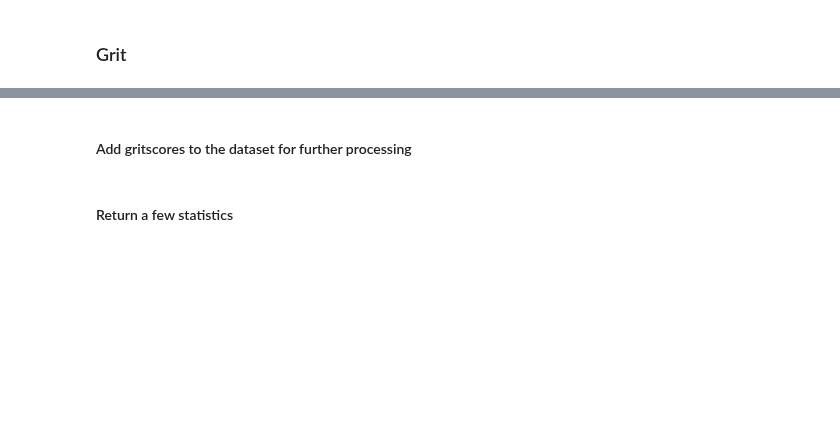
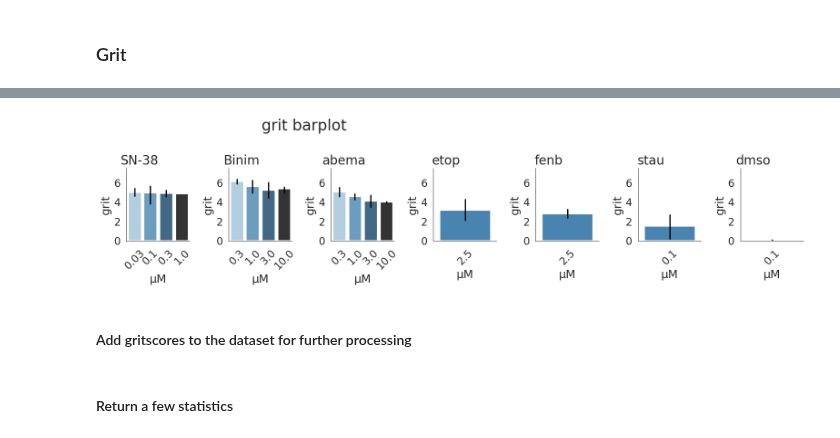
Before and after one commit to pharmbio/colopaint3D, a Jupyter notebook: spher_colo52_v1/3_Figure3/GritScores/3_GritScores.ipynb, the cells around one changed output, grey strips where cells are left out. Saved outputs shown, nothing was run; the diff lists cells and outputs as text; code cells hidden in the pictures; blank space fills up the shorter version.

```diff
--- a/spher_colo52_v1/3_Figure3/GritScores/3_GritScores.ipynb
+++ b/spher_colo52_v1/3_Figure3/GritScores/3_GritScores.ipynb
@@ -104,2 +30,8 @@ figformat = 'pdf'
+# %%
+# Save the data
+ImagesOut = '3_Figure3/GritScores/result-images/'
+
+if not os.path.exists(ImagesOut):
+        os.makedirs(ImagesOut)
 # %%
 cell_line = 'HCT116'
@@ -213,48 +147,50 @@ CompoundsUsed = grit_scores["Metadata_name"].unique()
 # %%
-# # Plot only a handful of compounds for the main figure
+# Plot only a handful of compounds for the main figure
 
-# CompoundsUsed = ['SN-38', 'Binim', 'abema', 'etop','fenb','stau','dmso']
+CompoundsUsed = ['SN-38', 'Binim', 'abema', 'etop','fenb','stau','dmso']
 
 
-# # Plot the grit scores
-# fig = plt.figure(figsize=(16, 4))
-# # sns.set(font_scale=1.5)
-# fig.suptitle("grit barplot ", fontsize=24, x=0.3)
-# sp = 1
-# nrrow = 1
-# nrcol = 7
-# for some in CompoundsUsed[:]:
-#     grit_scores_part = grit_scores[grit_scores["Metadata_name"] == some].copy()
-#     grit_scores_part.sort_values(by="Metadata_conc_step", inplace=True)
-#     ax = fig.add_subplot(nrrow, nrcol, sp)
-#     ax = sns.barplot(
-#         x="Metadata_cmpd_conc",
-#         y="grit",
-#         data=grit_scores_part,
-#         hue="Metadata_conc_step",
-#         legend=False,
-#         palette="Blues_d",
-#         alpha=1,
-#         err_kws={'linewidth': 2,'color': 'black'},
-#     )
-#     ax.set_facecolor("w")
-#     ax.spines["bottom"].set_color("grey")
-#     ax.spines["left"].set_color("grey")
-#     ax.set_yticks([0, 2, 4, 6])
-#     ax.set_ylim([-0.1, 7.5])
-#     ax.set_xlabel('µM')
-#     ax.set_title("{}".format(some), fontsize=20, x=0.2)
-#     plt.subplots_adjust(top=0.9, wspace=0.2, hspace=0.5, left=0.0)
-#     plt.xticks(rotation = 45)
-#     sp += 1
+# Plot the grit scores
+fig = plt.figure(figsize=(16, 4))
+# sns.set(font_scale=1.5)
+fig.suptitle("grit barplot ", fontsize=24, x=0.3)
+sp = 1
+nrrow = 1
+nrcol = 7
+for some in CompoundsUsed[:]:
+    grit_scores_part = grit_scores[grit_scores["Metadata_name"] == some].copy()
+    grit_scores_part.sort_values(by="Metadata_conc_step", inplace=True)
+    ax = fig.add_subplot(nrrow, nrcol, sp)
+    ax = sns.barplot(
+        x="Metadata_cmpd_conc",
+        y="grit",
+        data=grit_scores_part,
+        hue="Metadata_conc_step",
+        legend=False,
+        palette="Blues_d",
+        alpha=1,
+        err_kws={'linewidth': 2,'color': 'black'},
+    )
+    ax.set_facecolor("w")
+    ax.spines["bottom"].set_color("grey")
+    ax.spines["left"].set_color("grey")
+    ax.set_yticks([0, 2, 4, 6])
+    ax.set_ylim([-0.1, 7.5])
+    ax.set_xlabel('µM')
+    ax.set_title("{}".format(some), fontsize=20, x=0.2)
+    plt.subplots_adjust(top=0.9, wspace=0.2, hspace=0.5, left=0.0)
+    plt.xticks(rotation = 45)
+    sp += 1
 
-#     fig.tight_layout()
+    fig.tight_layout()
 
-# fig.savefig(
-#         "3_Figure3/GritScores/result-images/GritScores_{}_{}.{}".format(cell_line, data_type, figformat), dpi=dpi, bbox_inches="tight"
-#         )
+fig.savefig(
+        "{}GritScores_{}_{}.{}".format(ImagesOut, cell_line, data_type, figformat), dpi=dpi, bbox_inches="tight"
+        )
 
-# plt.show()
+plt.show()
+# %% [output]
+[figure, added]
 # %% [markdown]
 #### Add gritscores to the dataset for further processing
 # %%
```
Also changed, not shown: parts of 7 cells of this notebook, 12 other files.
